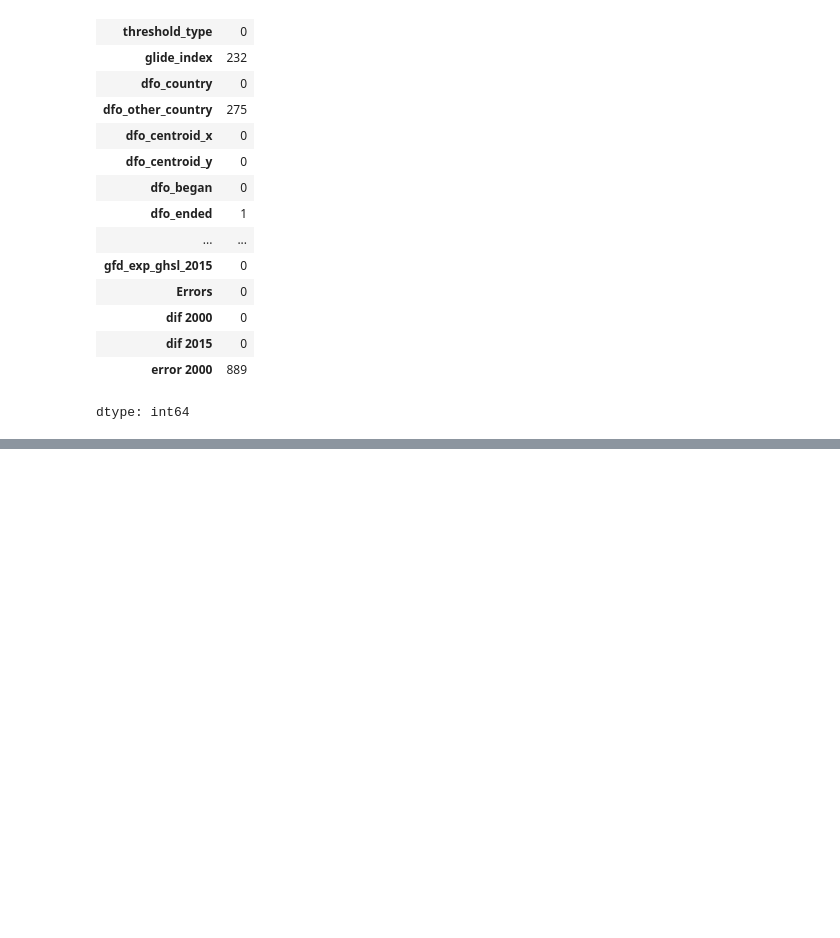
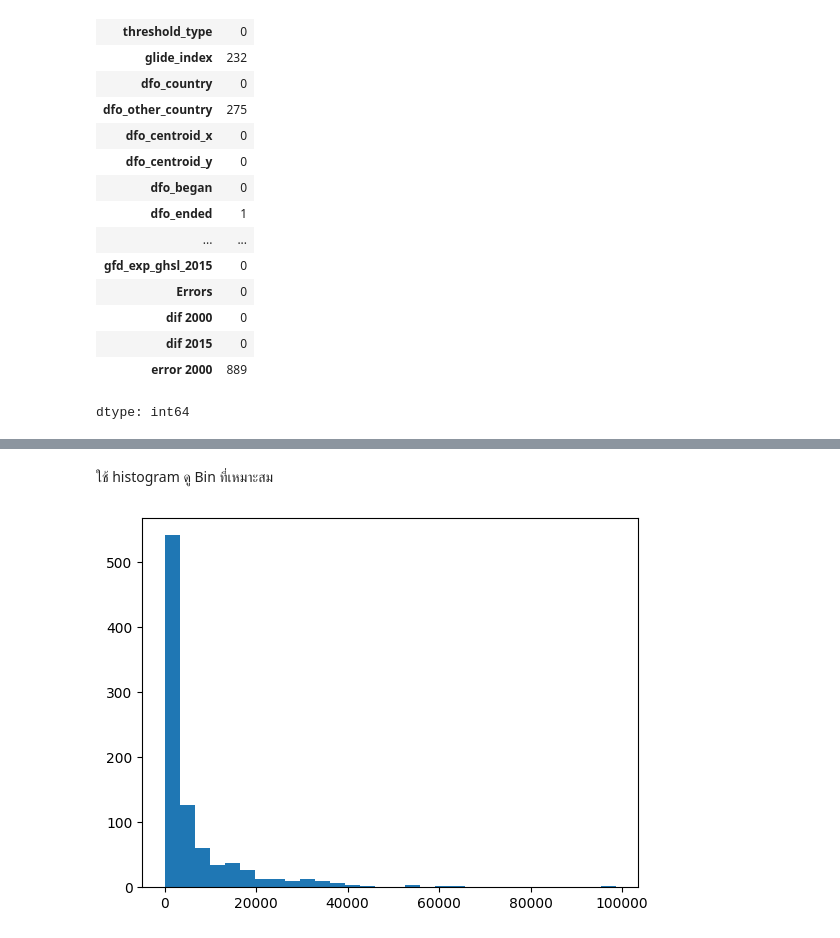
Before and after one commit to Panachai-spec007/BSC_DPDM2025, a Jupyter notebook: Ch3_Data_Preprocessing.ipynb, the cells around one changed output, grey strips where cells are left out. Drawn from its saved outputs; the diff is of its cells as text; code cells hidden in the pictures; blank space fills up the shorter version.

```diff
--- a/Ch3_Data_Preprocessing.ipynb
+++ b/Ch3_Data_Preprocessing.ipynb
@@ -208,0 +239,6 @@ dtype: int64
+# %% [markdown]
+ใช้ histogram ดู Bin ที่เหมาะสม
+# %%
+outputhist = plt.hist(flood["gfd_area"],30);
+# %% [output]
+[figure, added]
```
Also changed, not shown: parts of 28 cells of this notebook.
